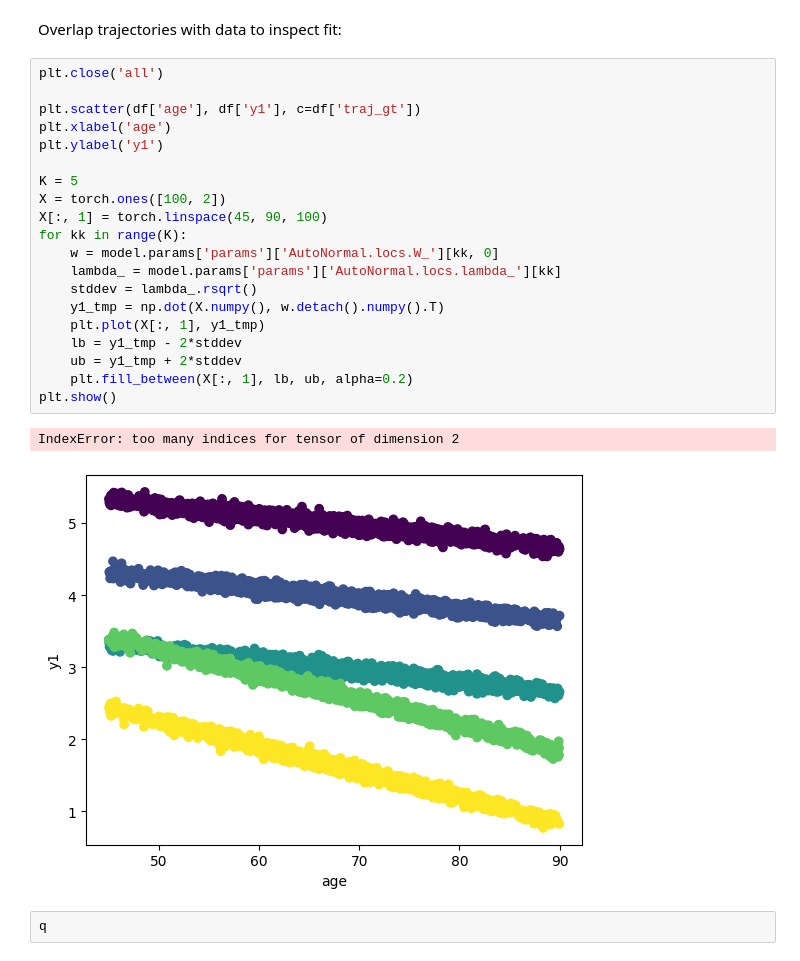
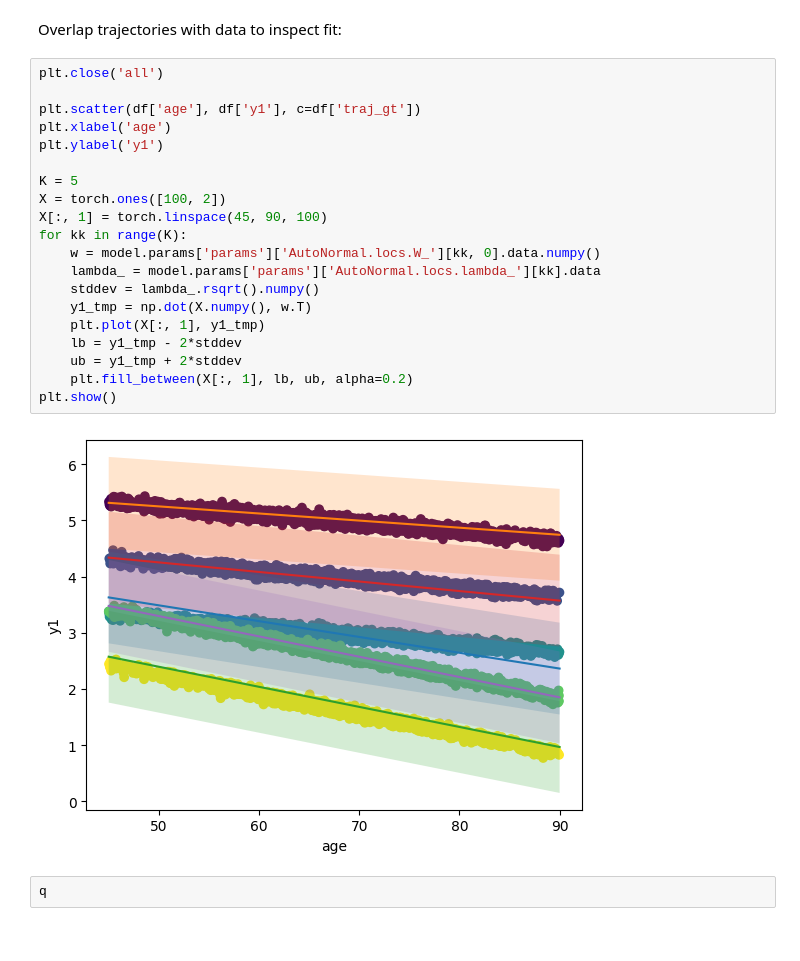
Before and after one commit to acil-bwh/bayes_traj, a Jupyter notebook: examples/gaussians/2d_gaussian_3_visits_std-0.05.ipynb, the cells around one changed output. Saved outputs shown, nothing was run; the diff lists cells and outputs as text.

```diff
--- a/examples/gaussians/2d_gaussian_3_visits_std-0.05.ipynb
+++ b/examples/gaussians/2d_gaussian_3_visits_std-0.05.ipynb
@@ -65,25 +77,24 @@ Overlap trajectories with data to inspect fit:
 # %%
 plt.close('all')
 
 plt.scatter(df['age'], df['y1'], c=df['traj_gt'])
 plt.xlabel('age')
 plt.ylabel('y1')
 
 K = 5
 X = torch.ones([100, 2])
 X[:, 1] = torch.linspace(45, 90, 100)
 for kk in range(K):
-    w = model.params['params']['AutoNormal.locs.W_'][kk, 0]
-    lambda_ = model.params['params']['AutoNormal.locs.lambda_'][kk]
-    stddev = lambda_.rsqrt()
-    y1_tmp = np.dot(X.numpy(), w.detach().numpy().T)
+    w = model.params['params']['AutoNormal.locs.W_'][kk, 0].data.numpy()
+    lambda_ = model.params['params']['AutoNormal.locs.lambda_'][kk].data
+    stddev = lambda_.rsqrt().numpy()
+    y1_tmp = np.dot(X.numpy(), w.T)
     plt.plot(X[:, 1], y1_tmp)
     lb = y1_tmp - 2*stddev
     ub = y1_tmp + 2*stddev
     plt.fill_between(X[:, 1], lb, ub, alpha=0.2)
 plt.show()
 # %% [output]
-IndexError: too many indices for tensor of dimension 2
-[figure, old version]
+[figure, new version]
 # %%
 q
```
Also changed, not shown: parts of 4 cells of this notebook.
